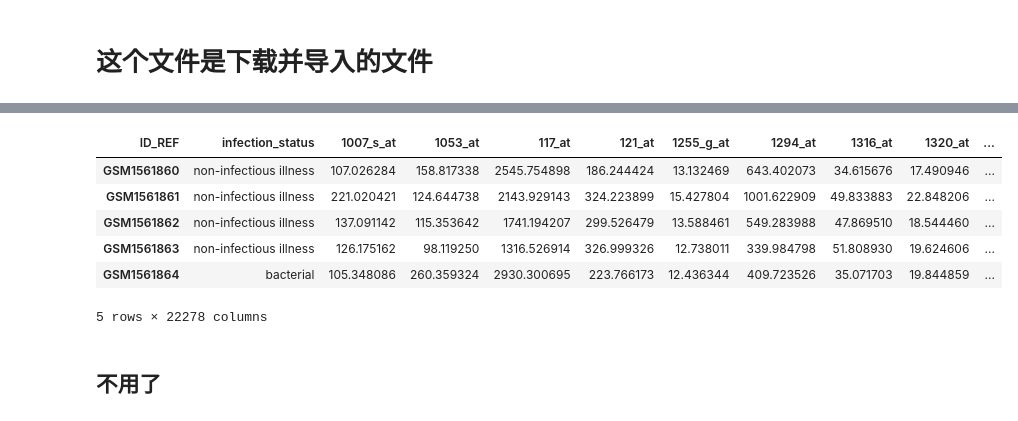
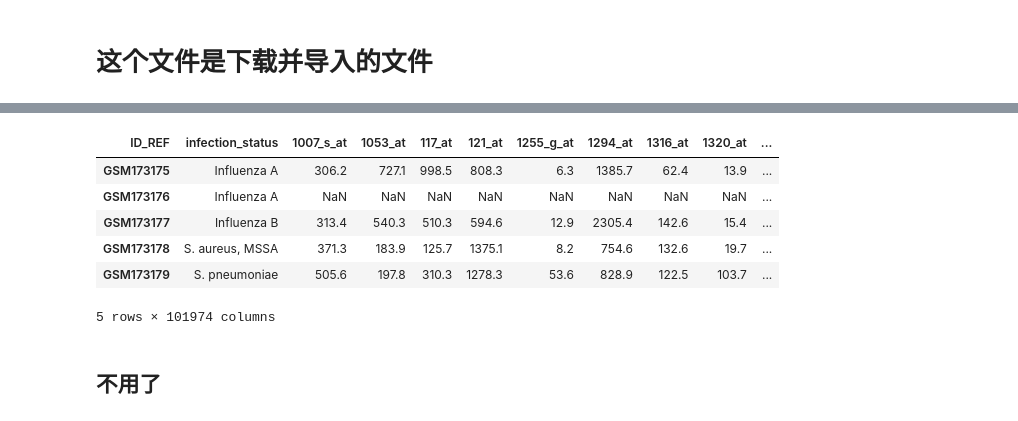
Before and after one commit to yeouyang326/digital-encoding-of-miRNA, a Jupyter notebook: import.ipynb, the cells around one changed output, grey strips where cells are left out. Saved outputs shown, nothing was run; the diff lists cells and outputs as text; code cells hidden in the pictures.

```diff
--- a/import.ipynb
+++ b/import.ipynb
@@ -4,9 +4,9 @@
 import GEOparse
 import datetime
 # %%
-GEONAME = 'GSE63990'
+GEONAME = 'GSE6269'
 # GSE63990  Profiling of bacterial respiratory infection, viral respiratory infection, and non-infectious illness
 # GSE6269   Gene expression patterns in blood leukocytes discriminate patients with acute infections
 # %%
-gse = GEOparse.get_GEO(geo=GEONAME, destdir="./", silent=False)
+gse = GEOparse.get_GEO(geo=GEONAME, destdir="./datasets", silent=False)
 # %% [output]
@@ -94,15 +111,15 @@ value.head()
 # %%
 # Save the data and Show the first 5 rows
-value.to_csv(GEONAME + '.csv', index=False)
+value.to_csv('./datasets/' + GEONAME + '.csv', index=False)
 value.head()
 # %% [output]
 | ID_REF | infection_status | 1007_s_at | 1053_at | 117_at | 121_at | 1255_g_at | 1294_at | 1316_at | 1320_at | ... |
-| GSM1561860 | non-infectious illness | 107.026284 | 158.817338 | 2545.754898 | 186.244424 | 13.132469 | 643.402073 | 34.615676 | 17.490946 | ... |
-| GSM1561861 | non-infectious illness | 221.020421 | 124.644738 | 2143.929143 | 324.223899 | 15.427804 | 1001.622909 | 49.833883 | 22.848206 | ... |
-| GSM1561862 | non-infectious illness | 137.091142 | 115.353642 | 1741.194207 | 299.526479 | 13.588461 | 549.283988 | 47.869510 | 18.544460 | ... |
-| GSM1561863 | non-infectious illness | 126.175162 | 98.119250 | 1316.526914 | 326.999326 | 12.738011 | 339.984798 | 51.808930 | 19.624606 | ... |
-| GSM1561864 | bacterial | 105.348086 | 260.359324 | 2930.300695 | 223.766173 | 12.436344 | 409.723526 | 35.071703 | 19.844859 | ... |
+| GSM173175 | Influenza A | 306.2 | 727.1 | 998.5 | 808.3 | 6.3 | 1385.7 | 62.4 | 13.9 | ... |
+| GSM173176 | Influenza A | NaN | NaN | NaN | NaN | NaN | NaN | NaN | NaN | ... |
+| GSM173177 | Influenza B | 313.4 | 540.3 | 510.3 | 594.6 | 12.9 | 2305.4 | 142.6 | 15.4 | ... |
+| GSM173178 | S. aureus, MSSA | 371.3 | 183.9 | 125.7 | 1375.1 | 8.2 | 754.6 | 132.6 | 19.7 | ... |
+| GSM173179 | S. pneumoniae | 505.6 | 197.8 | 310.3 | 1278.3 | 53.6 | 828.9 | 122.5 | 103.7 | ... |
-5 rows × 22278 columns
+5 rows × 101974 columns
 # %% [markdown]
 ## 不用了
 # %% [markdown]
```
Also changed, not shown: parts of 4 cells of this notebook, 2 other files.
